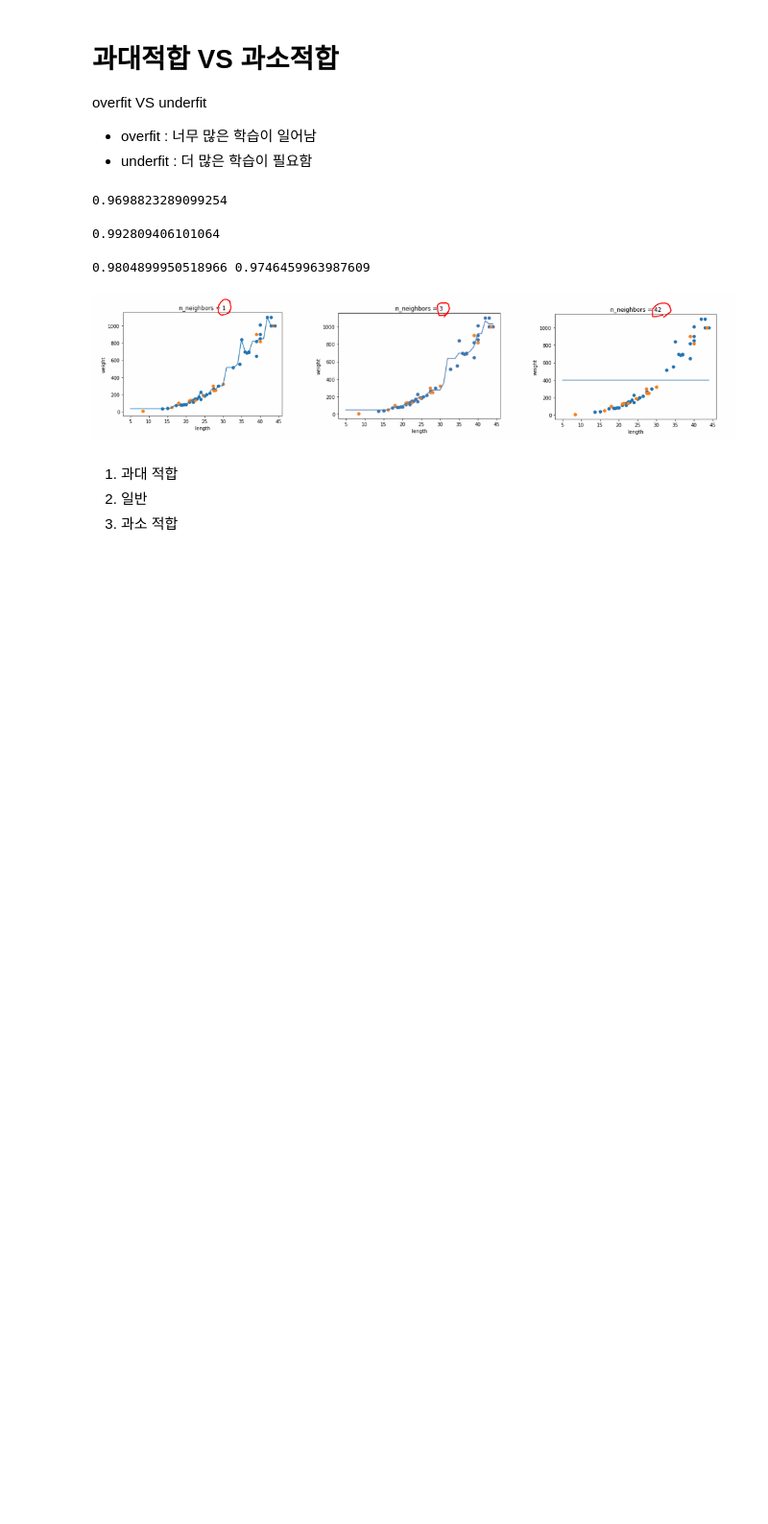
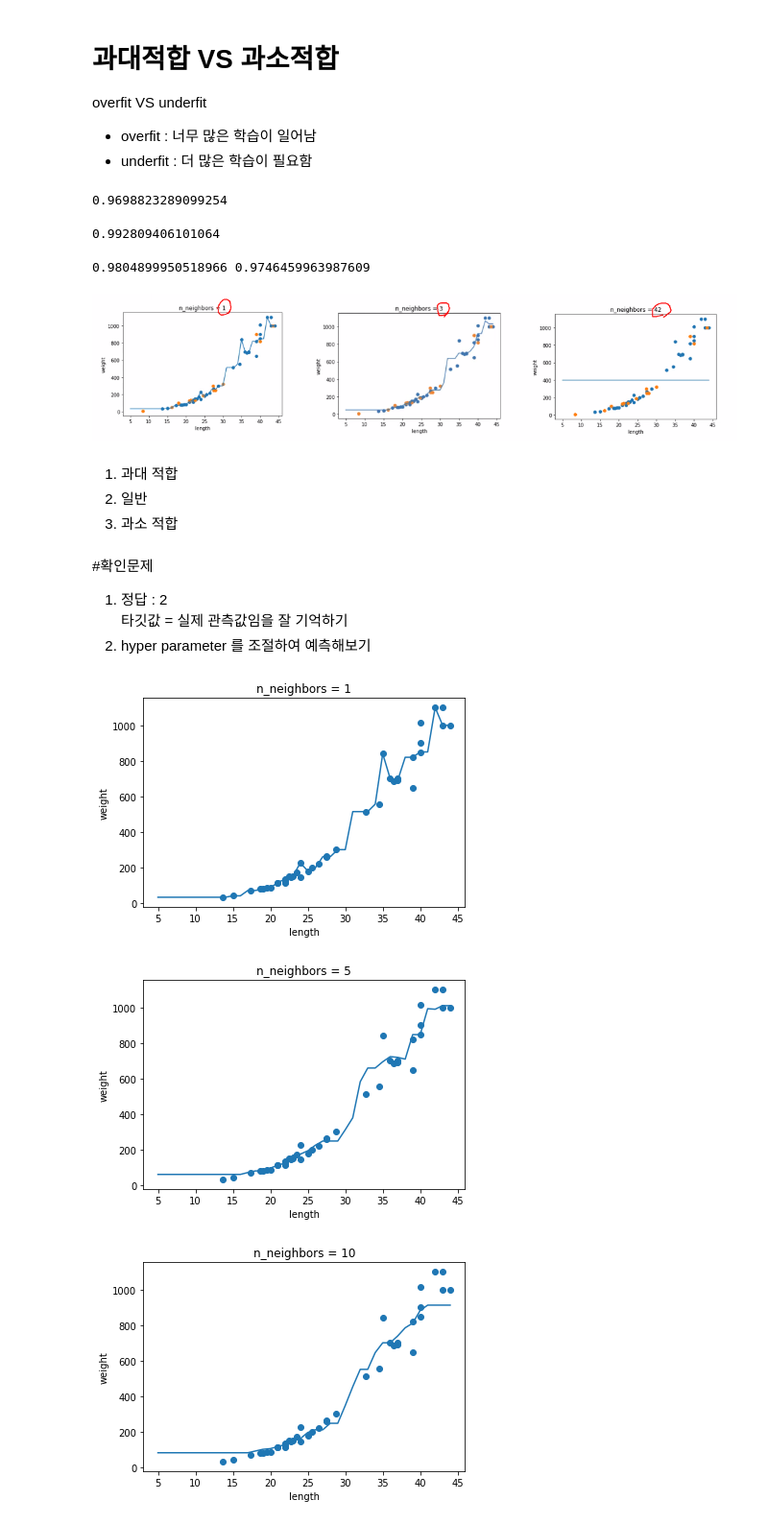
Before and after one commit to serinss/seSAC_ML_DL, a Jupyter notebook: 03_1_k_최근접_이웃_회귀.ipynb, the cells around one changed output. Shown at 96% size. Saved outputs shown, nothing was run; the diff lists cells and outputs as text; code cells hidden in the pictures; blank space fills up the shorter version.

```diff
--- a/03_1_k_최근접_이웃_회귀.ipynb
+++ b/03_1_k_최근접_이웃_회귀.ipynb
@@ -107,3 +107,29 @@ print(knr.score(train_input, train_target), knr.score(test_input, test_target))
 1. 과대 적합
 2. 일반
 3. 과소 적합
+# %% [markdown]
+#확인문제
+
+1. 정답 : 2
+  타깃값 = 실제 관측값임을 잘 기억하기
+2. hyper parameter 를 조절하여 예측해보기
+# %%
+knr = KNeighborsRegressor()
+X = np.arange(5,45).reshape(-1,1)
+# 즉, 농어의 길이를 5~44까지 2차원 배열로 만들었다
+
+for n in [1,5,10]: # k = 1,5,10 인 경우 모두 확인
+  knr.n_neighbors = n
+  knr.fit(train_input, train_target)
+  prediction = knr.predict(X)
+
+  plt.scatter(train_input, train_target)
+  plt.plot(x, prediction) #라인 그래프로 예측값 그려보기
+  plt.title(f'n_neighbors = {n}')
+  plt.xlabel('length')
+  plt.ylabel('weight')
+  plt.show()
+# %% [output]
+[figure, added]
+[figure, added]
+[figure, added]
```
